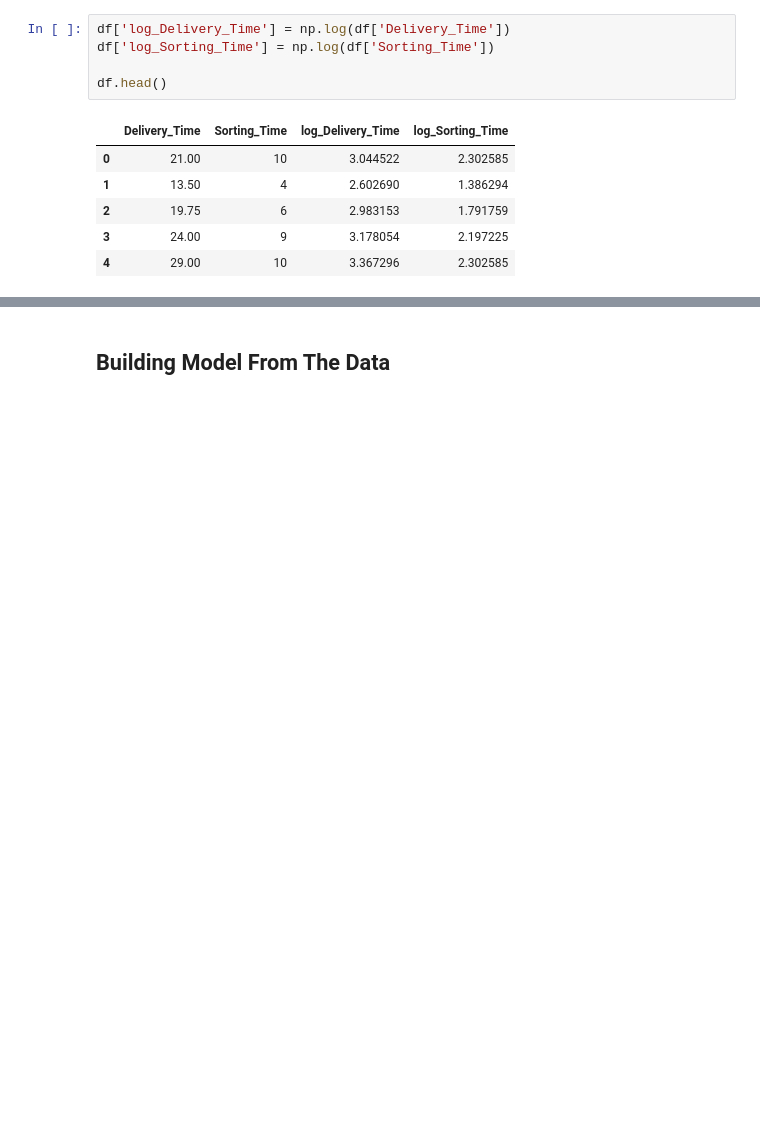
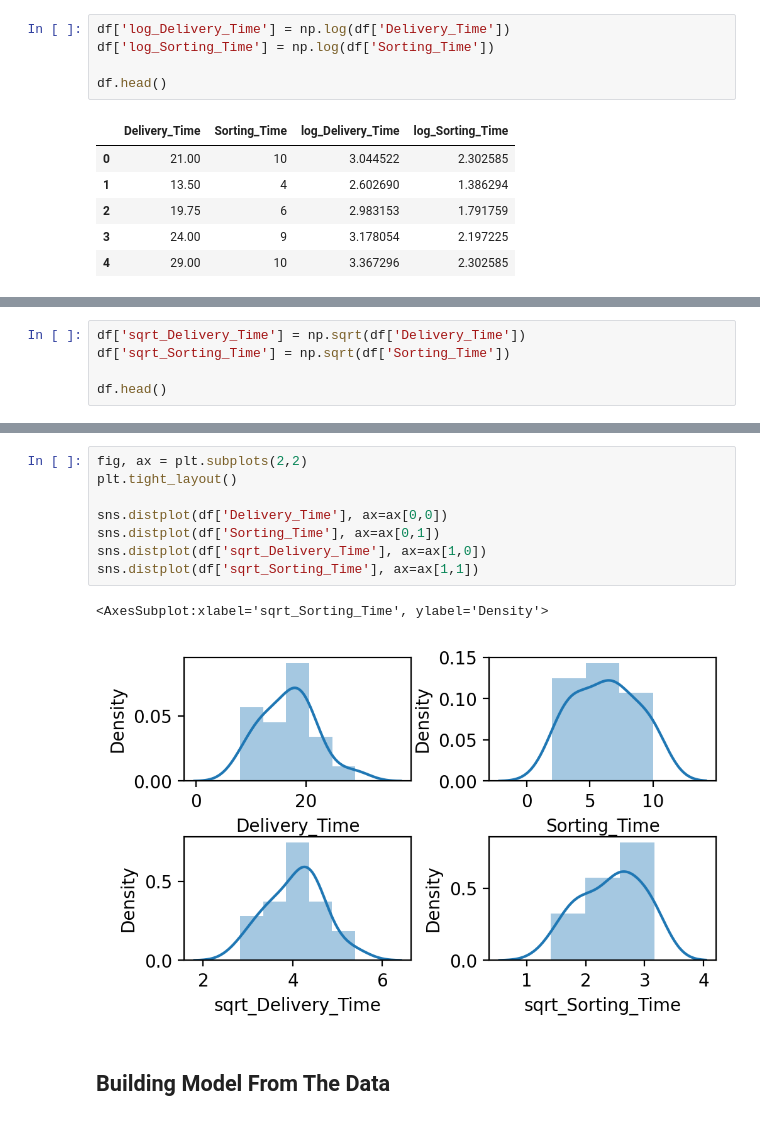
Before and after one commit to kunal-mallick/Data-Science-Assignments, a Jupyter notebook: 04_Simple Linear Regression/Code/Q1.ipynb, the cells around one changed output, grey strips where cells are left out. Drawn from its saved outputs; the diff is of its cells as text; blank space fills up the shorter version.

Commit message:
Adding sqrt model

```diff
--- a/04_Simple Linear Regression/Code/Q1.ipynb
+++ b/04_Simple Linear Regression/Code/Q1.ipynb
@@ -127,0 +141,5 @@ df.head()
+# %%
+df['sqrt_Delivery_Time'] = np.sqrt(df['Delivery_Time'])
+df['sqrt_Sorting_Time'] = np.sqrt(df['Sorting_Time'])
+
+df.head()
@@ -128,3 +153,14 @@ df.head()
+# %%
+fig, ax = plt.subplots(2,2)
+plt.tight_layout()
+
+sns.distplot(df['Delivery_Time'], ax=ax[0,0])
+sns.distplot(df['Sorting_Time'], ax=ax[0,1])
+sns.distplot(df['sqrt_Delivery_Time'], ax=ax[1,0])
+sns.distplot(df['sqrt_Sorting_Time'], ax=ax[1,1])
+# %% [output]
+<AxesSubplot:xlabel='sqrt_Sorting_Time', ylabel='Density'>
+[figure, added]
 # %% [markdown]
 ## Building Model From The Data
 # %% [markdown]
```
Also changed, not shown: parts of 9 cells of this notebook.
